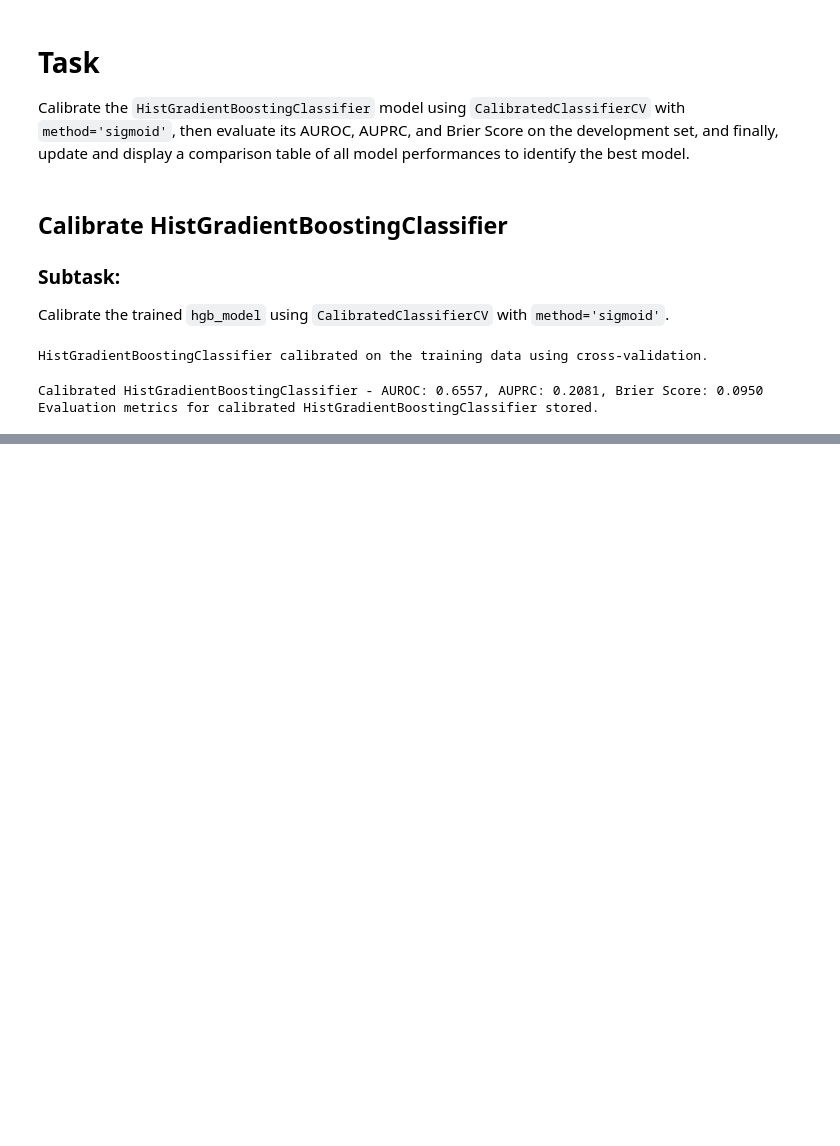
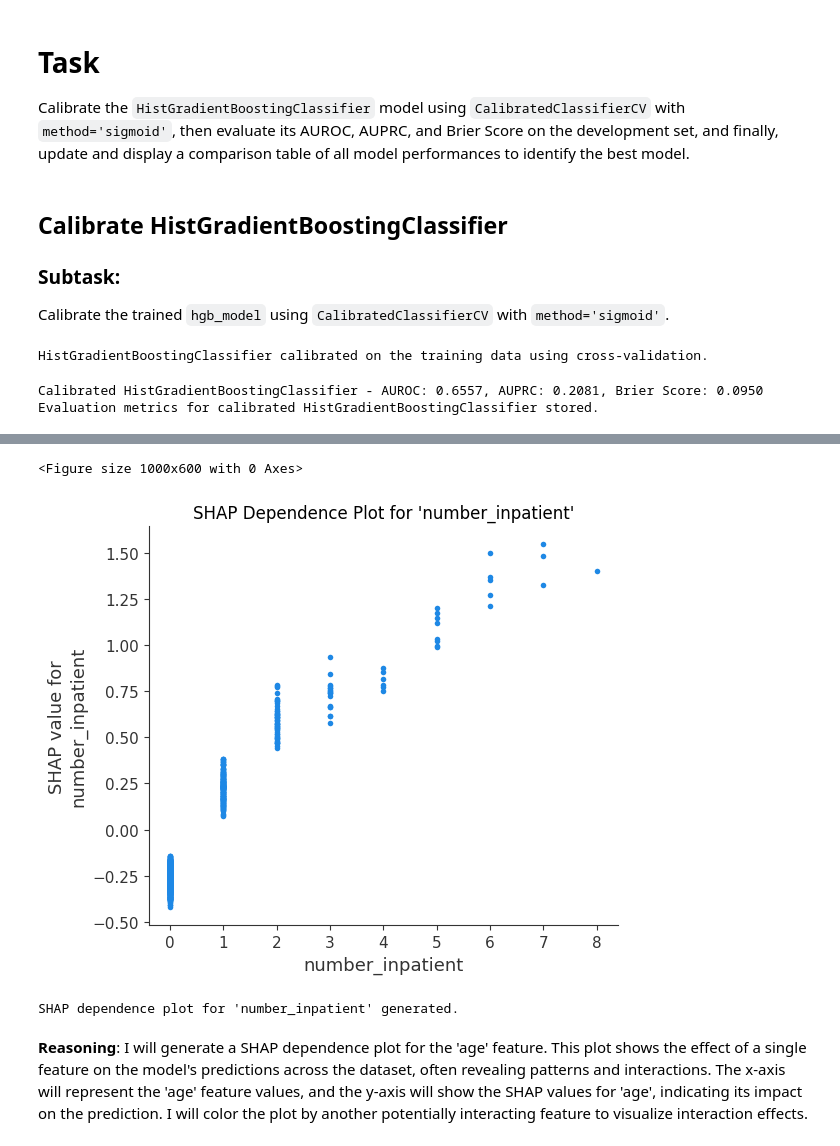
Before and after one commit to joezein71/AIHC-5010-Winter-2026, a Jupyter notebook: 20260216_project1_zein.ipynb, the cells around one changed output, grey strips where cells are left out. Cells and saved outputs as stored; diff of their text form; code cells hidden in the pictures; blank space fills up the shorter version.

```diff
--- a/20260216_project1_zein.ipynb
+++ b/20260216_project1_zein.ipynb
@@ -1901,0 +1978,34 @@ Model Performance Comparison:
+# %%
+import matplotlib.pyplot as plt
+import shap
+
+# Define the subset of X_dev_preprocessed used for SHAP value calculation
+X_dev_for_shap_plots = X_dev_preprocessed[:min(1000, len(X_dev_preprocessed))]
+
+# Ensure 'number_inpatient' is present in all_feature_names
+if 'number_inpatient' in all_feature_names:
+    number_inpatient_feature_idx = all_feature_names.index('number_inpatient')
+
+    plt.figure(figsize=(10, 6))
+    shap.dependence_plot(
+        ind=number_inpatient_feature_idx, # Index of the 'number_inpatient' feature
+        shap_values=shap_values,
+        features=X_dev_for_shap_plots, # Use the same subset for features
+        feature_names=all_feature_names,
+        interaction_index=None, # Automatically select the best interaction feature
+        show=False
+    )
+    plt.title("SHAP Dependence Plot for 'number_inpatient'")
+    plt.tight_layout()
+    plt.show()
+else:
+    print("The feature 'number_inpatient' was not found in the preprocessed feature names. Please check feature names.")
+
+print("SHAP dependence plot for 'number_inpatient' generated.")
+# %% [output]
+<Figure size 1000x600 with 0 Axes>
+[figure, added]
+SHAP dependence plot for 'number_inpatient' generated.
+# %% [markdown]
+**Reasoning**:
+I will generate a SHAP dependence plot for the 'age' feature. This plot shows the effect of a single feature on the model's predictions across the dataset, often revealing patterns and interactions. The x-axis will represent the 'age' feature values, and the y-axis will show the SHAP values for 'age', indicating its impact on the prediction. I will color the plot by another potentially interacting feature to visualize interaction effects.
```
Also changed, not shown: parts of 29 cells of this notebook.
